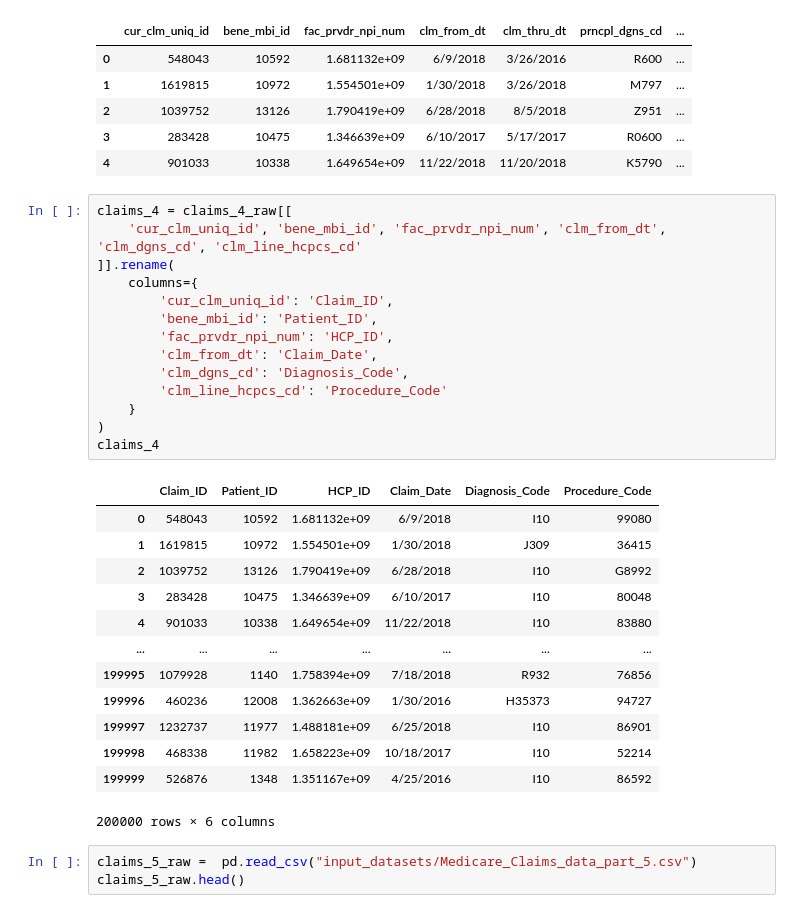
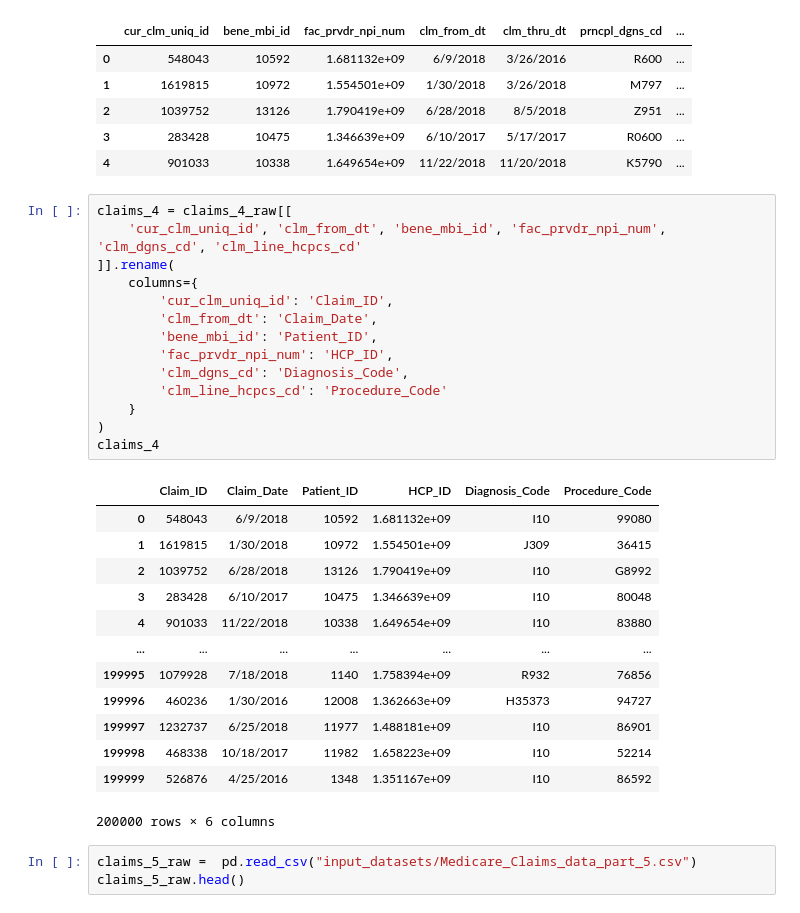
Before and after one commit to aakarsh31/BIA810-Healthcare_Anesthesia-Market-Analysis, a Jupyter notebook: BIA810_final.ipynb, the cells around one changed output. Drawn from its saved outputs; the diff is of its cells as text.

```diff
--- a/BIA810_final.ipynb
+++ b/BIA810_final.ipynb
@@ -165,31 +166,31 @@ claims_4_raw.head()
 | 4 | 901033 | 10338 | 1.649654e+09 | 11/22/2018 | 11/20/2018 | K5790 | ... |
 # %%
 claims_4 = claims_4_raw[[
-    'cur_clm_uniq_id', 'bene_mbi_id', 'fac_prvdr_npi_num', 'clm_from_dt', 'clm_dgns_cd', 'clm_line_hcpcs_cd'
+    'cur_clm_uniq_id', 'clm_from_dt', 'bene_mbi_id', 'fac_prvdr_npi_num', 'clm_dgns_cd', 'clm_line_hcpcs_cd'
 ]].rename(
     columns={
         'cur_clm_uniq_id': 'Claim_ID',
+        'clm_from_dt': 'Claim_Date',
         'bene_mbi_id': 'Patient_ID',
         'fac_prvdr_npi_num': 'HCP_ID',
-        'clm_from_dt': 'Claim_Date',
         'clm_dgns_cd': 'Diagnosis_Code',
         'clm_line_hcpcs_cd': 'Procedure_Code'
     }
 )
 claims_4
 # %% [output]
-|  | Claim_ID | Patient_ID | HCP_ID | Claim_Date | Diagnosis_Code | Procedure_Code |
-| 0 | 548043 | 10592 | 1.681132e+09 | 6/9/2018 | I10 | 99080 |
-| 1 | 1619815 | 10972 | 1.554501e+09 | 1/30/2018 | J309 | 36415 |
-| 2 | 1039752 | 13126 | 1.790419e+09 | 6/28/2018 | I10 | G8992 |
-| 3 | 283428 | 10475 | 1.346639e+09 | 6/10/2017 | I10 | 80048 |
-| 4 | 901033 | 10338 | 1.649654e+09 | 11/22/2018 | I10 | 83880 |
+|  | Claim_ID | Claim_Date | Patient_ID | HCP_ID | Diagnosis_Code | Procedure_Code |
+| 0 | 548043 | 6/9/2018 | 10592 | 1.681132e+09 | I10 | 99080 |
+| 1 | 1619815 | 1/30/2018 | 10972 | 1.554501e+09 | J309 | 36415 |
+| 2 | 1039752 | 6/28/2018 | 13126 | 1.790419e+09 | I10 | G8992 |
+| 3 | 283428 | 6/10/2017 | 10475 | 1.346639e+09 | I10 | 80048 |
+| 4 | 901033 | 11/22/2018 | 10338 | 1.649654e+09 | I10 | 83880 |
 | ... | ... | ... | ... | ... | ... | ... |
-| 199995 | 1079928 | 1140 | 1.758394e+09 | 7/18/2018 | R932 | 76856 |
-| 199996 | 460236 | 12008 | 1.362663e+09 | 1/30/2016 | H35373 | 94727 |
-| 199997 | 1232737 | 11977 | 1.488181e+09 | 6/25/2018 | I10 | 86901 |
-| 199998 | 468338 | 11982 | 1.658223e+09 | 10/18/2017 | I10 | 52214 |
-| 199999 | 526876 | 1348 | 1.351167e+09 | 4/25/2016 | I10 | 86592 |
+| 199995 | 1079928 | 7/18/2018 | 1140 | 1.758394e+09 | R932 | 76856 |
+| 199996 | 460236 | 1/30/2016 | 12008 | 1.362663e+09 | H35373 | 94727 |
+| 199997 | 1232737 | 6/25/2018 | 11977 | 1.488181e+09 | I10 | 86901 |
+| 199998 | 468338 | 10/18/2017 | 11982 | 1.658223e+09 | I10 | 52214 |
+| 199999 | 526876 | 4/25/2016 | 1348 | 1.351167e+09 | I10 | 86592 |
 200000 rows × 6 columns
 # %%
 claims_5_raw =  pd.read_csv("input_datasets/Medicare_Claims_data_part_5.csv")
```
Also changed, not shown: parts of 45 cells of this notebook, 1 other file.
